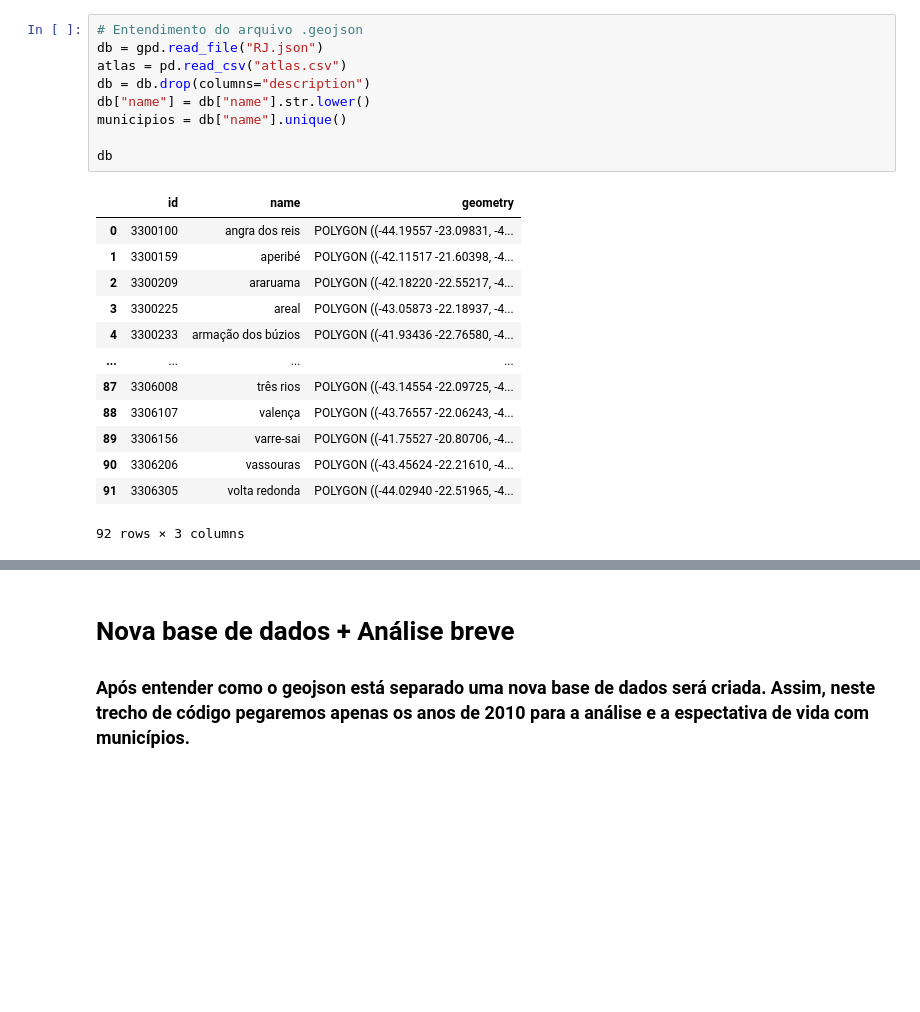
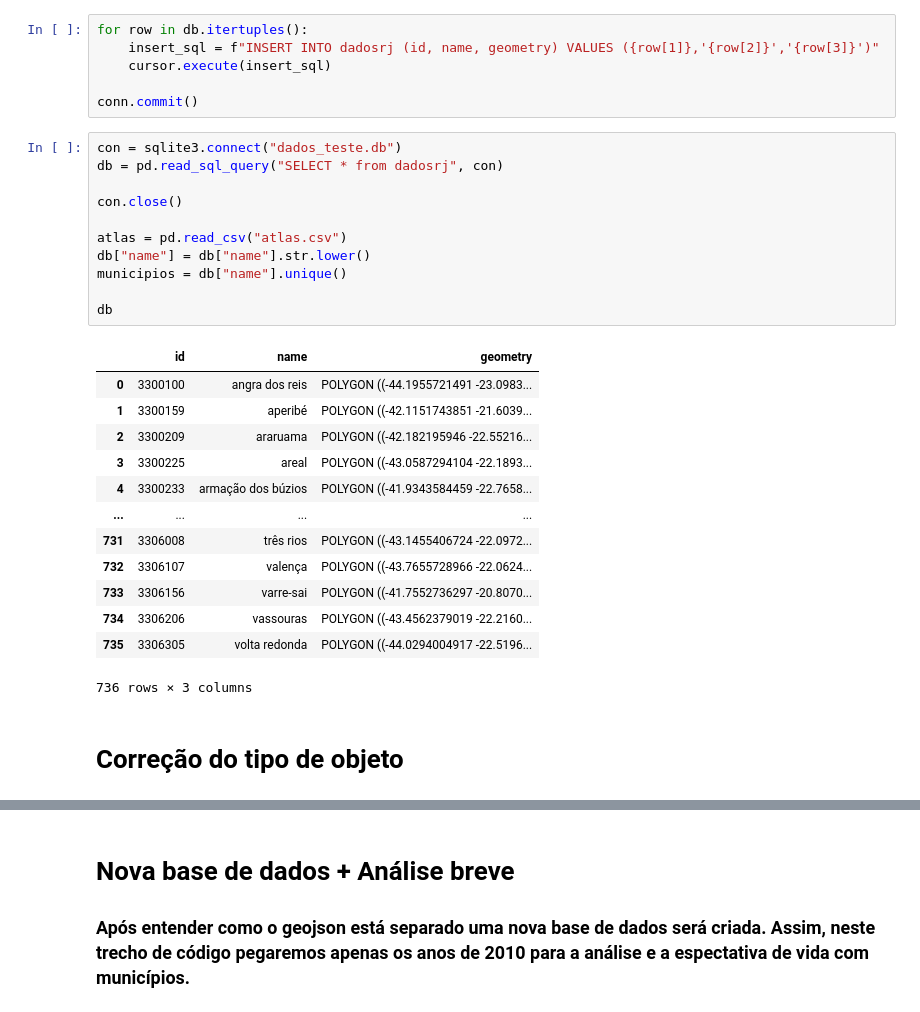
Before and after one commit to lfzinho/Geodata-Analisys, a Jupyter notebook: novo_notebook_27.ipynb, the cells around one changed output, grey strips where cells are left out. Cells and saved outputs as stored; diff of their text form; blank space fills up the shorter version.

```diff
--- a/novo_notebook_27.ipynb
+++ b/novo_notebook_27.ipynb
@@ -41,23 +20,33 @@ con.close()
+# %%
+for row in db.itertuples():
+    insert_sql = f"INSERT INTO dadosrj (id, name, geometry) VALUES ({row[1]},'{row[2]}','{row[3]}')"
+    cursor.execute(insert_sql)
+
+conn.commit()
 # %%
-# Entendimento do arquivo .geojson
-db = gpd.read_file("RJ.json")
+con = sqlite3.connect("dados_teste.db")
+db = pd.read_sql_query("SELECT * from dadosrj", con)
+
+con.close()
+
 atlas = pd.read_csv("atlas.csv")
-db = db.drop(columns="description")
 db["name"] = db["name"].str.lower()
 municipios = db["name"].unique()
 
 db
 # %% [output]
 |  | id | name | geometry |
-| 0 | 3300100 | angra dos reis | POLYGON ((-44.19557 -23.09831, -4... |
-| 1 | 3300159 | aperibé | POLYGON ((-42.11517 -21.60398, -4... |
-| 2 | 3300209 | araruama | POLYGON ((-42.18220 -22.55217, -4... |
-| 3 | 3300225 | areal | POLYGON ((-43.05873 -22.18937, -4... |
-| 4 | 3300233 | armação dos búzios | POLYGON ((-41.93436 -22.76580, -4... |
+| 0 | 3300100 | angra dos reis | POLYGON ((-44.1955721491 -23.0983... |
+| 1 | 3300159 | aperibé | POLYGON ((-42.1151743851 -21.6039... |
+| 2 | 3300209 | araruama | POLYGON ((-42.182195946 -22.55216... |
+| 3 | 3300225 | areal | POLYGON ((-43.0587294104 -22.1893... |
+| 4 | 3300233 | armação dos búzios | POLYGON ((-41.9343584459 -22.7658... |
 | ... | ... | ... | ... |
-| 87 | 3306008 | três rios | POLYGON ((-43.14554 -22.09725, -4... |
-| 88 | 3306107 | valença | POLYGON ((-43.76557 -22.06243, -4... |
-| 89 | 3306156 | varre-sai | POLYGON ((-41.75527 -20.80706, -4... |
-| 90 | 3306206 | vassouras | POLYGON ((-43.45624 -22.21610, -4... |
-| 91 | 3306305 | volta redonda | POLYGON ((-44.02940 -22.51965, -4... |
+| 731 | 3306008 | três rios | POLYGON ((-43.1455406724 -22.0972... |
+| 732 | 3306107 | valença | POLYGON ((-43.7655728966 -22.0624... |
+| 733 | 3306156 | varre-sai | POLYGON ((-41.7552736297 -20.8070... |
+| 734 | 3306206 | vassouras | POLYGON ((-43.4562379019 -22.2160... |
+| 735 | 3306305 | volta redonda | POLYGON ((-44.0294004917 -22.5196... |
-92 rows × 3 columns
+736 rows × 3 columns
+# %% [markdown]
+<h1>Correção do tipo de objeto</h1>
```
Also changed, not shown: parts of 7 cells of this notebook, 1 other file.
